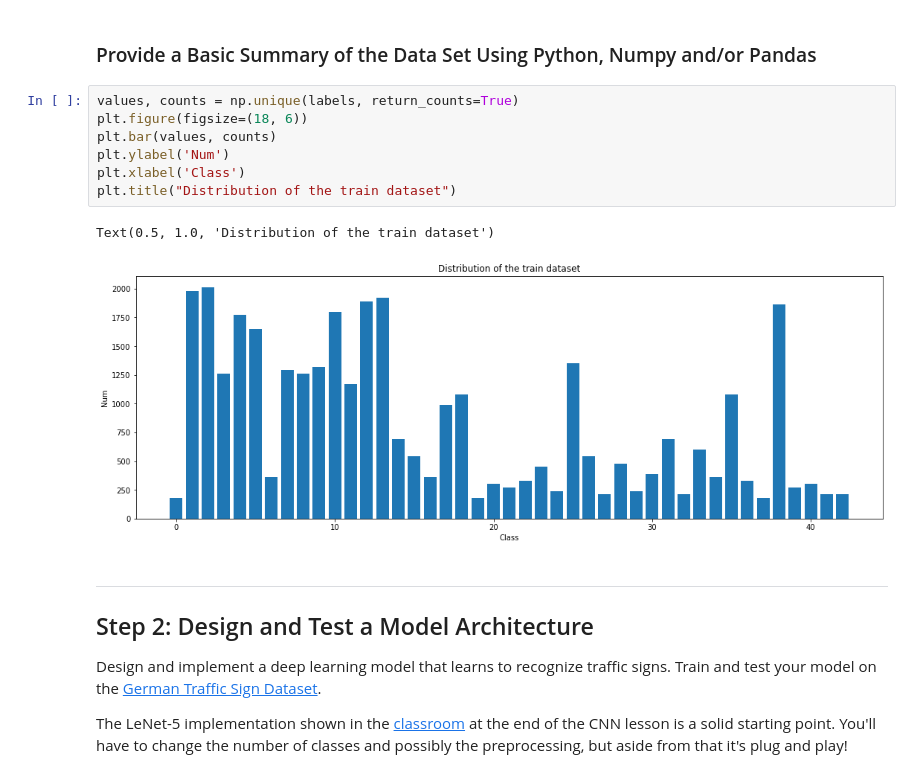
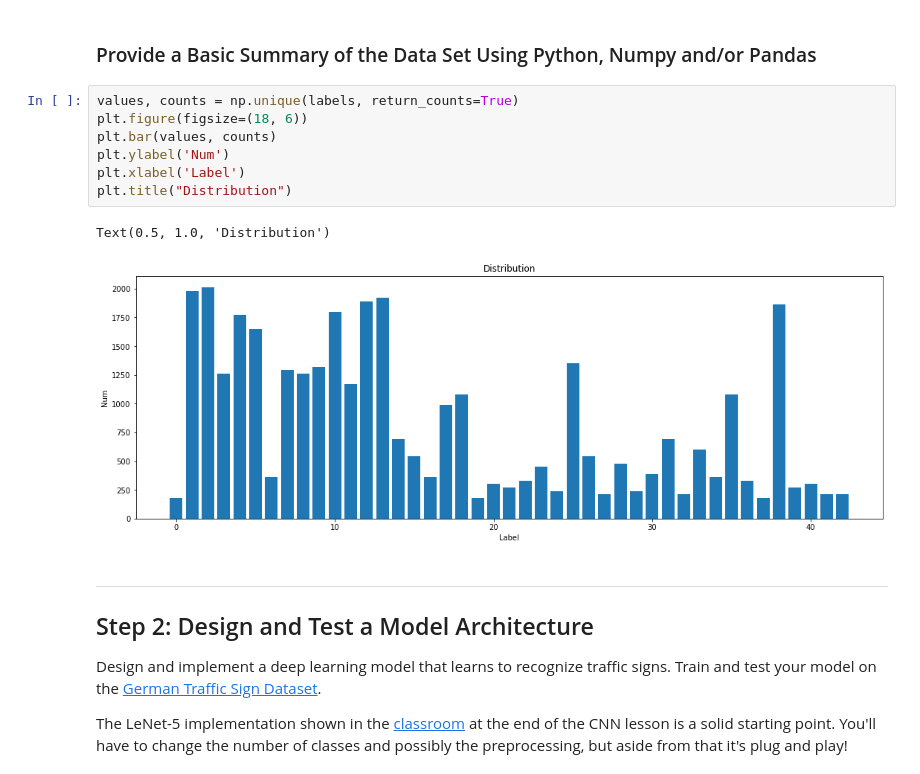
Before and after one commit to Zhaofeng-Tian/CarND-Traffic-Sign-Classifier-Project, a Jupyter notebook: trafficsign_classfication.ipynb, the cells around one changed output. Drawn from its saved outputs; the diff is of its cells as text.

```diff
--- a/trafficsign_classfication.ipynb
+++ b/trafficsign_classfication.ipynb
@@ -116,13 +116,13 @@ plt.show()
 # %%
 values, counts = np.unique(labels, return_counts=True)
 plt.figure(figsize=(18, 6))
 plt.bar(values, counts)
 plt.ylabel('Num')
-plt.xlabel('Class')
-plt.title("Distribution of the train dataset")
+plt.xlabel('Label')
+plt.title("Distribution")
 # %% [output]
-Text(0.5, 1.0, 'Distribution of the train dataset')
+Text(0.5, 1.0, 'Distribution')
-[figure, old version]
+[figure, new version]
 # %% [markdown]
 ----
 
```
